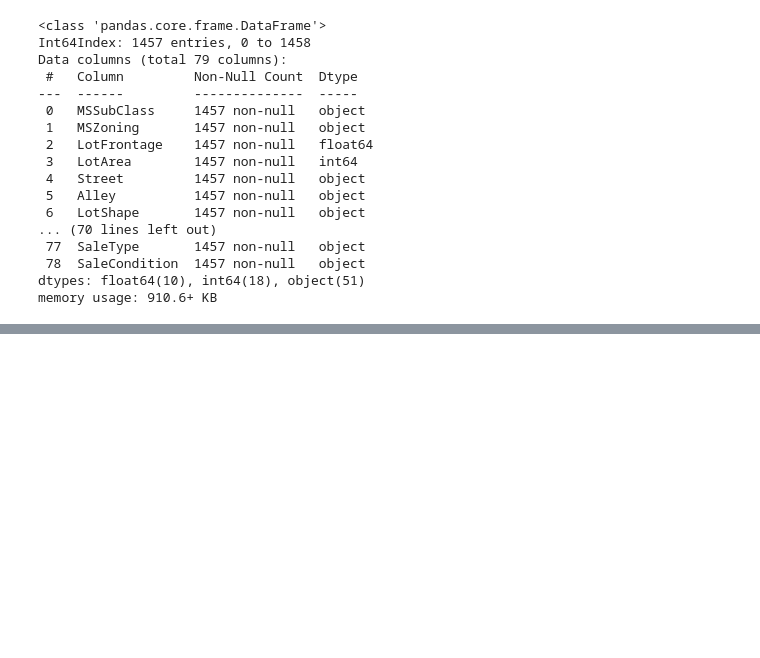
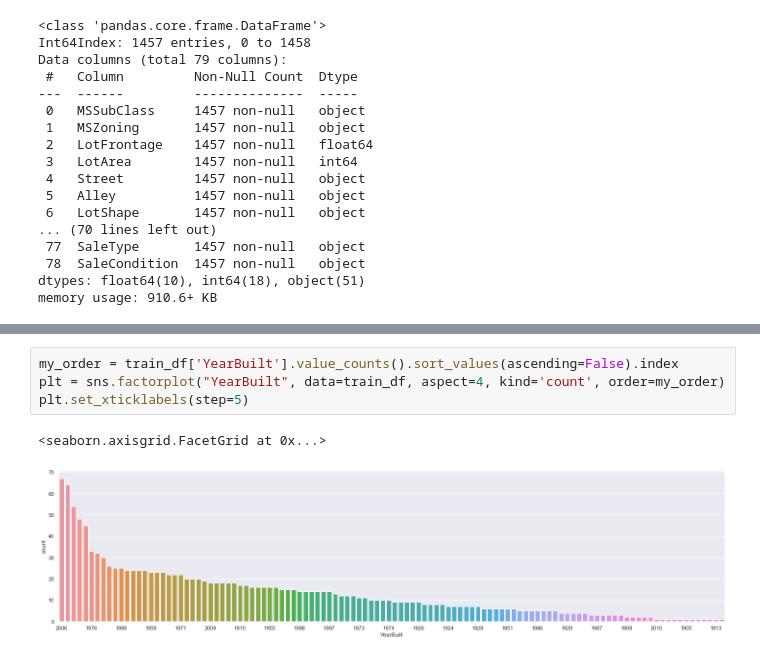
Before and after one commit to suhitasva/ML_Project, a Jupyter notebook: EDA_basic_cleanup.ipynb, the cells around one changed output, grey strips where cells are left out. Cells and saved outputs as stored; diff of their text form; blank space fills up the shorter version.

Commit message:
Factor plots added for year and month categorical column review

```diff
--- a/EDA_basic_cleanup.ipynb
+++ b/EDA_basic_cleanup.ipynb
@@ -721,0 +717,7 @@ test_df.to_csv('clean_test.csv')
+# %%
+my_order = train_df['YearBuilt'].value_counts().sort_values(ascending=False).index
+plt = sns.factorplot("YearBuilt", data=train_df, aspect=4, kind='count', order=my_order)
+plt.set_xticklabels(step=5)
+# %% [output]
+<seaborn.axisgrid.FacetGrid at 0x...>
+[figure, added]
```
Also changed, not shown: parts of 67 cells of this notebook.
